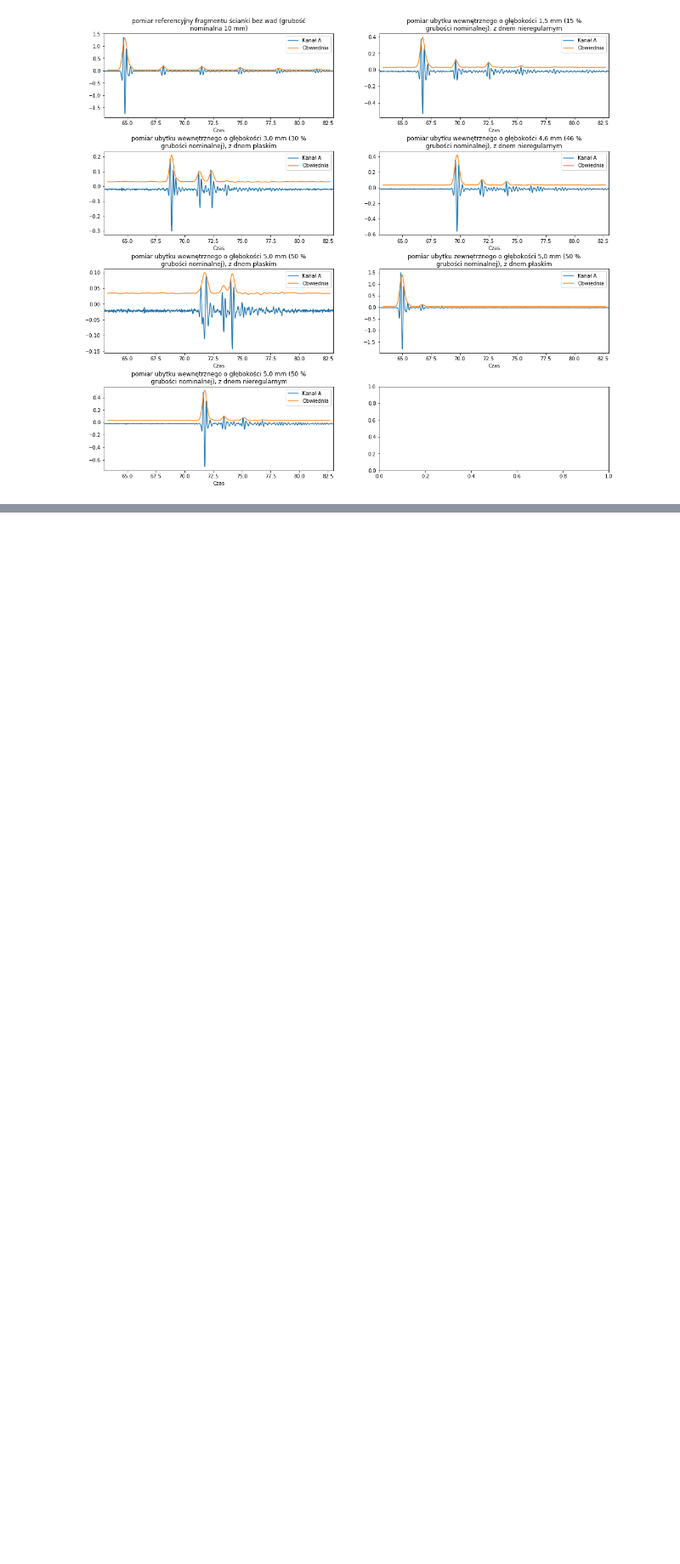
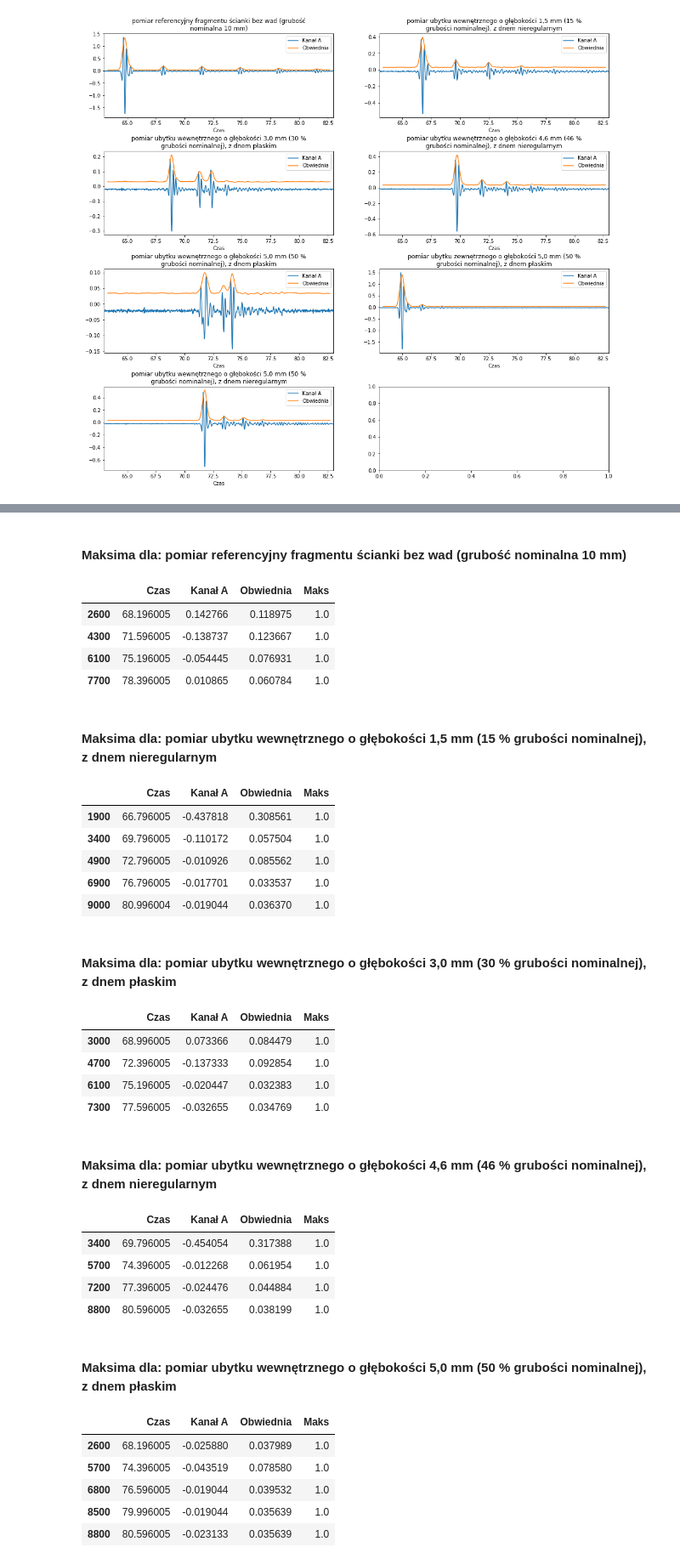
Before and after one commit to brqd/pigs, a Jupyter notebook: dane.ipynb, the cells around one changed output, grey strips where cells are left out. Shown: that part at 85% size. Cells and saved outputs as stored; diff of their text form; code cells hidden in the pictures; blank space fills up the shorter version.

```diff
--- a/dane.ipynb
+++ b/dane.ipynb
@@ -104,0 +259,44 @@ df[df['Maks']==1]
+# %%
+#@title
+from IPython.display import HTML
+
+def find_max(x):
+    return x[len(x)//2] == np.max(x)
+
+for df,[filename, desc] in zip(data5, filenames):
+  display(HTML("<BR/><B>Maksima dla: "+desc+"</B>"))
+  df['Maks'] = df["Obwiednia"].rolling(window=16, center=True).apply(find_max, raw=True)
+  display(df[df['Maks']==1])
+# %% [output]
+Maksima dla: pomiar referencyjny fragmentu ścianki bez wad (grubość nominalna 10 mm)
+|  | Czas | Kanał A | Obwiednia | Maks |
+| 2600 | 68.196005 | 0.142766 | 0.118975 | 1.0 |
+| 4300 | 71.596005 | -0.138737 | 0.123667 | 1.0 |
+| 6100 | 75.196005 | -0.054445 | 0.076931 | 1.0 |
+| 7700 | 78.396005 | 0.010865 | 0.060784 | 1.0 |
+Maksima dla: pomiar ubytku wewnętrznego o głębokości 1,5 mm (15 % grubości nominalnej), z dnem nieregularnym
+|  | Czas | Kanał A | Obwiednia | Maks |
+| 1900 | 66.796005 | -0.437818 | 0.308561 | 1.0 |
+| 3400 | 69.796005 | -0.110172 | 0.057504 | 1.0 |
+| 4900 | 72.796005 | -0.010926 | 0.085562 | 1.0 |
+| 6900 | 76.796005 | -0.017701 | 0.033537 | 1.0 |
+| 9000 | 80.996004 | -0.019044 | 0.036370 | 1.0 |
+Maksima dla: pomiar ubytku wewnętrznego o głębokości 3,0 mm (30 % grubości nominalnej), z dnem płaskim
+|  | Czas | Kanał A | Obwiednia | Maks |
+| 3000 | 68.996005 | 0.073366 | 0.084479 | 1.0 |
+| 4700 | 72.396005 | -0.137333 | 0.092854 | 1.0 |
+| 6100 | 75.196005 | -0.020447 | 0.032383 | 1.0 |
+| 7300 | 77.596005 | -0.032655 | 0.034769 | 1.0 |
+Maksima dla: pomiar ubytku wewnętrznego o głębokości 4,6 mm (46 % grubości nominalnej), z dnem nieregularnym
+|  | Czas | Kanał A | Obwiednia | Maks |
+| 3400 | 69.796005 | -0.454054 | 0.317388 | 1.0 |
+| 5700 | 74.396005 | -0.012268 | 0.061954 | 1.0 |
+| 7200 | 77.396005 | -0.024476 | 0.044884 | 1.0 |
+| 8800 | 80.596005 | -0.032655 | 0.038199 | 1.0 |
+Maksima dla: pomiar ubytku wewnętrznego o głębokości 5,0 mm (50 % grubości nominalnej), z dnem płaskim
+|  | Czas | Kanał A | Obwiednia | Maks |
+| 2600 | 68.196005 | -0.025880 | 0.037989 | 1.0 |
+| 5700 | 74.396005 | -0.043519 | 0.078580 | 1.0 |
+| 6800 | 76.596005 | -0.019044 | 0.039532 | 1.0 |
+| 8500 | 79.996005 | -0.019044 | 0.035639 | 1.0 |
+| 8800 | 80.596005 | -0.023133 | 0.035639 | 1.0 |
```
Also changed, not shown: parts of 17 cells of this notebook.
